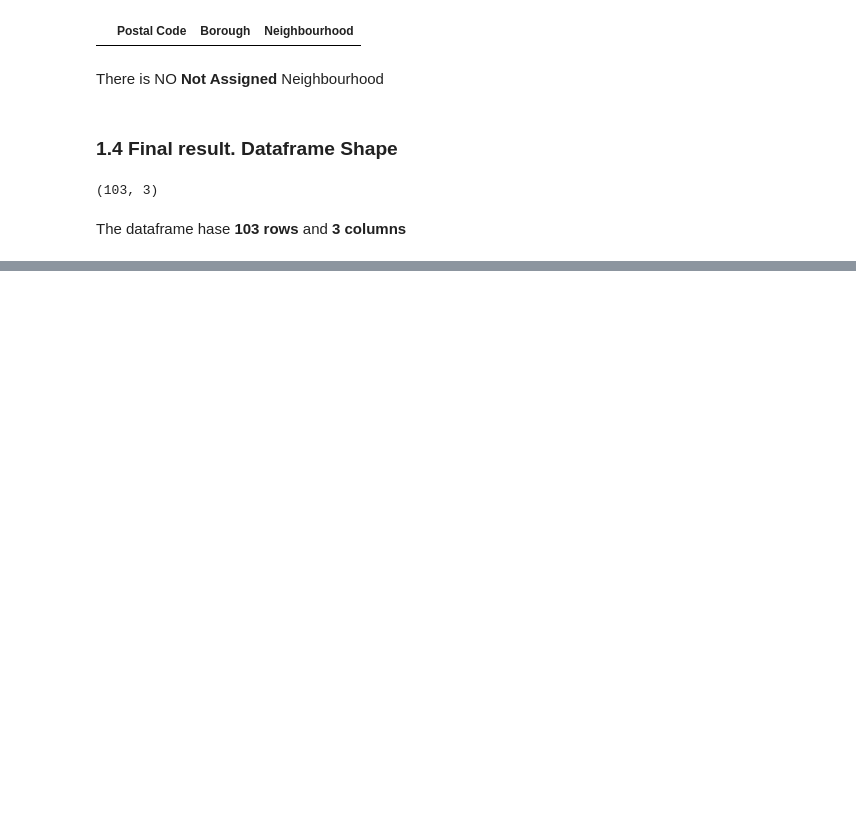
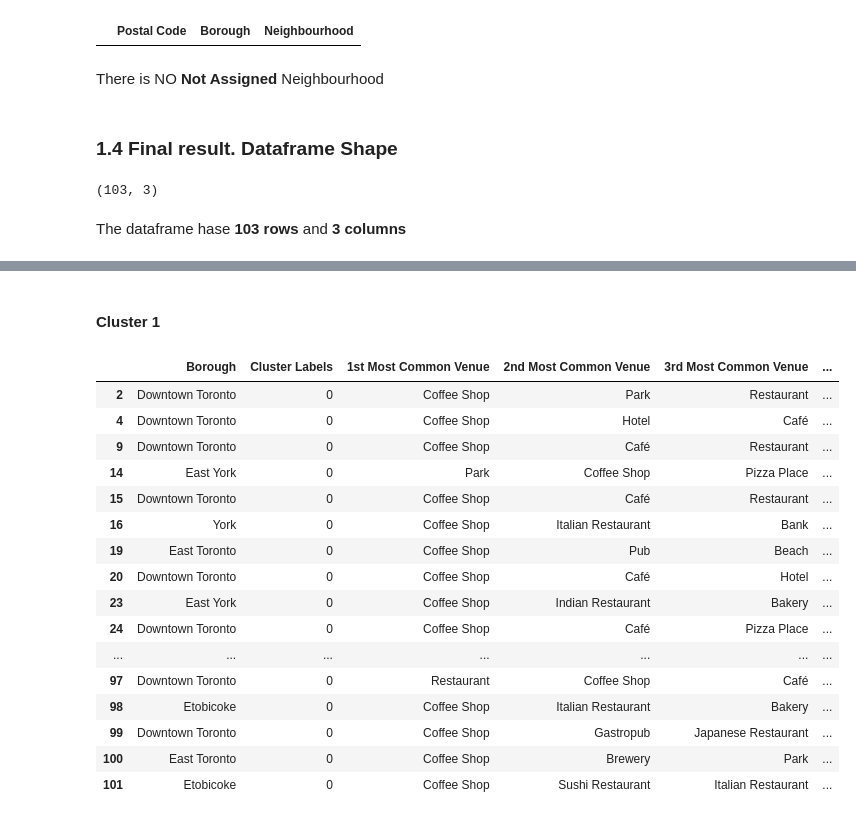
Before and after one commit to hamadazein84/ibm-data-science, a Jupyter notebook: Course-9/Week-3/Assignment/assignment.ipynb, the cells around one changed output, grey strips where cells are left out. Cells and saved outputs as stored; diff of their text form; code cells hidden in the pictures; blank space fills up the shorter version.

```diff
--- a/Course-9/Week-3/Assignment/assignment.ipynb
+++ b/Course-9/Week-3/Assignment/assignment.ipynb
@@ -57,0 +399,21 @@ The dataframe hase **103 rows** and **3 columns**
+# %%
+num_top_venues = 10
+
+indicators = ['st', 'nd', 'rd']
+
+# create columns according to number of top venues
+columns = ['Postal Code']
+for ind in np.arange(num_top_venues):
+    try:
+        columns.append('{}{} Most Common Venue'.format(ind+1, indicators[ind]))
+    except:
+        columns.append('{}th Most Common Venue'.format(ind+1))
+
+# create a new dataframe
+toronto_venues_sorted = pd.DataFrame(columns=columns)
+toronto_venues_sorted['Postal Code'] = toronto_grouped['Postal Code']
+
+for ind in np.arange(toronto_grouped.shape[0]):
+    toronto_venues_sorted.iloc[ind, 1:] = return_most_common_venues(toronto_grouped.iloc[ind, :], num_top_venues)
+
+toronto_venues_sorted.head()
@@ -57,0 +431,11 @@ The dataframe hase **103 rows** and **3 columns**
+# %%
+# set number of clusters
+kclusters = 5
+
+toronto_grouped_clustering = toronto_grouped.drop('Postal Code', 1)
+
+# run k-means clustering
+kmeans = KMeans(n_clusters=kclusters, random_state=0).fit(toronto_grouped_clustering)
+
+# check cluster labels generated for each row in the dataframe
+kmeans.labels_[0:10]
@@ -57,0 +446,10 @@ The dataframe hase **103 rows** and **3 columns**
+# %%
+# add clustering labels
+toronto_venues_sorted.insert(0, 'Cluster Labels', kmeans.labels_)
+
+toronto_merged = toronto_df
+
+# merge toronto_merged with toronto_df to add latitude/longitude for each neighborhood
+toronto_merged = toronto_merged.join(toronto_venues_sorted.set_index('Postal Code'), on='Postal Code')
+
+toronto_merged.head(10) # check the last columns!
@@ -57,0 +500,22 @@ The dataframe hase **103 rows** and **3 columns**
+# %% [markdown]
+#### Cluster 1
+# %%
+toronto_merged.loc[toronto_merged['Cluster Labels'] == 0, toronto_merged.columns[[1] + list(range(5, toronto_merged.shape[1]))]]
+# %% [output]
+|  | Borough | Cluster Labels | 1st Most Common Venue | 2nd Most Common Venue | 3rd Most Common Venue | ... |
+| 2 | Downtown Toronto | 0 | Coffee Shop | Park | Restaurant | ... |
+| 4 | Downtown Toronto | 0 | Coffee Shop | Hotel | Café | ... |
+| 9 | Downtown Toronto | 0 | Coffee Shop | Café | Restaurant | ... |
+| 14 | East York | 0 | Park | Coffee Shop | Pizza Place | ... |
+| 15 | Downtown Toronto | 0 | Coffee Shop | Café | Restaurant | ... |
+| 16 | York | 0 | Coffee Shop | Italian Restaurant | Bank | ... |
+| 19 | East Toronto | 0 | Coffee Shop | Pub | Beach | ... |
+| 20 | Downtown Toronto | 0 | Coffee Shop | Café | Hotel | ... |
+| 23 | East York | 0 | Coffee Shop | Indian Restaurant | Bakery | ... |
+| 24 | Downtown Toronto | 0 | Coffee Shop | Café | Pizza Place | ... |
+| ... | ... | ... | ... | ... | ... | ... |
+| 97 | Downtown Toronto | 0 | Restaurant | Coffee Shop | Café | ... |
+| 98 | Etobicoke | 0 | Coffee Shop | Italian Restaurant | Bakery | ... |
+| 99 | Downtown Toronto | 0 | Coffee Shop | Gastropub | Japanese Restaurant | ... |
+| 100 | East Toronto | 0 | Coffee Shop | Brewery | Park | ... |
+| 101 | Etobicoke | 0 | Coffee Shop | Sushi Restaurant | Italian Restaurant | ... |
```
Also changed, not shown: parts of 57 cells of this notebook.
